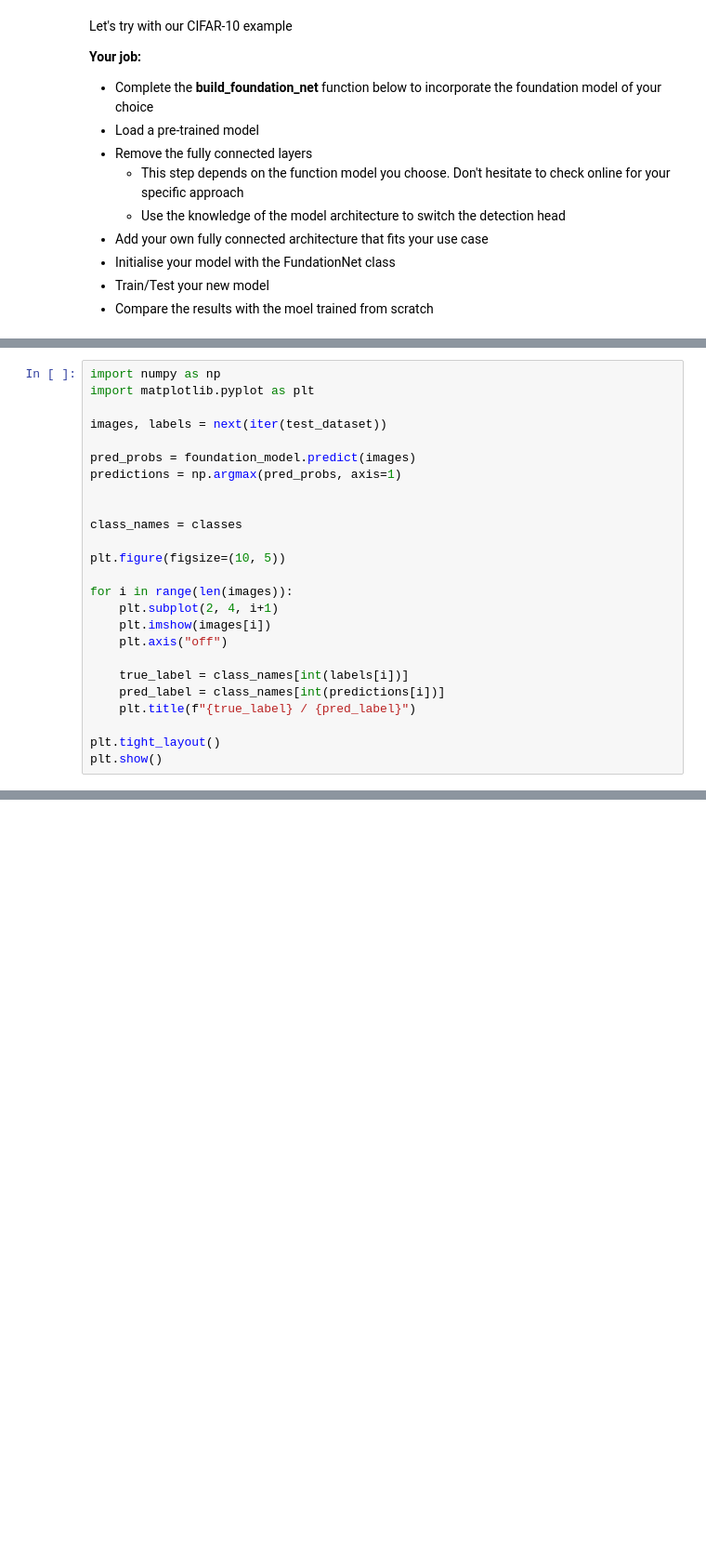
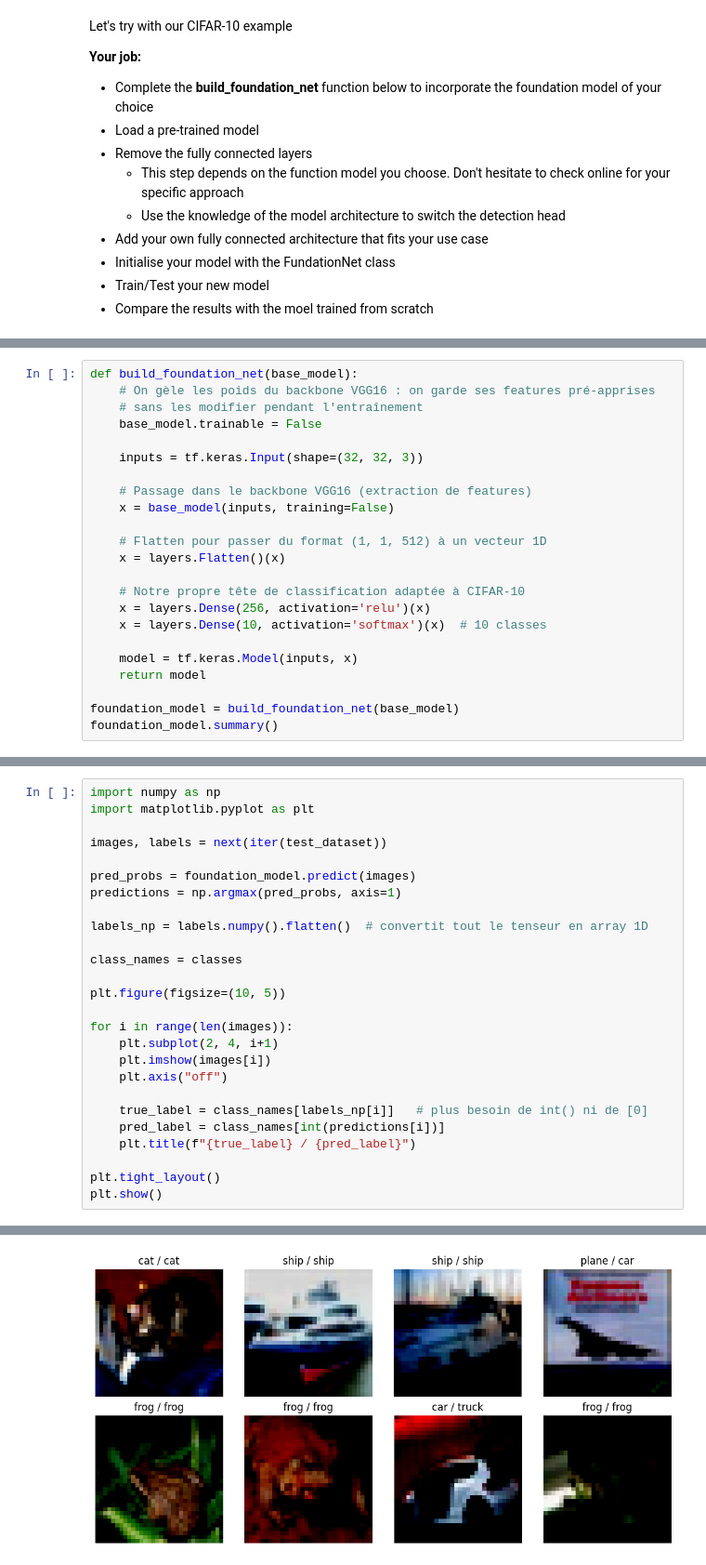
Before and after one commit to RyanSifi/Deep_Learning_Course, a Jupyter notebook: part2_convolutional_neural_networks/cnn_tensorflow.ipynb, the cells around one changed output, grey strips where cells are left out. Shown at 93% size. Drawn from its saved outputs; the diff is of its cells as text; blank space fills up the shorter version.

```diff
--- a/part2_convolutional_neural_networks/cnn_tensorflow.ipynb
+++ b/part2_convolutional_neural_networks/cnn_tensorflow.ipynb
@@ -385,0 +458,23 @@ foundation_model.summary()
+# %%
+def build_foundation_net(base_model):
+    # On gèle les poids du backbone VGG16 : on garde ses features pré-apprises
+    # sans les modifier pendant l'entraînement
+    base_model.trainable = False
+
+    inputs = tf.keras.Input(shape=(32, 32, 3))
+
+    # Passage dans le backbone VGG16 (extraction de features)
+    x = base_model(inputs, training=False)
+
+    # Flatten pour passer du format (1, 1, 512) à un vecteur 1D
+    x = layers.Flatten()(x)
+
+    # Notre propre tête de classification adaptée à CIFAR-10
+    x = layers.Dense(256, activation='relu')(x)
+    x = layers.Dense(10, activation='softmax')(x)  # 10 classes
+
+    model = tf.keras.Model(inputs, x)
+    return model
+
+foundation_model = build_foundation_net(base_model)
+foundation_model.summary()
@@ -415,6 +540,7 @@ images, labels = next(iter(test_dataset))
 pred_probs = foundation_model.predict(images)
 predictions = np.argmax(pred_probs, axis=1)
 
+labels_np = labels.numpy().flatten()  # convertit tout le tenseur en array 1D
 
 class_names = classes
 
@@ -425,9 +551,10 @@ for i in range(len(images)):
     plt.imshow(images[i])
     plt.axis("off")
 
-    true_label = class_names[int(labels[i])]
+    true_label = class_names[labels_np[i]]   # plus besoin de int() ni de [0]
     pred_label = class_names[int(predictions[i])]
     plt.title(f"{true_label} / {pred_label}")
 
 plt.tight_layout()
 plt.show()
+# %% [output]
@@ -433,0 +570 @@ plt.show()
+[figure, added]
```
Also changed, not shown: parts of 14 cells of this notebook.
